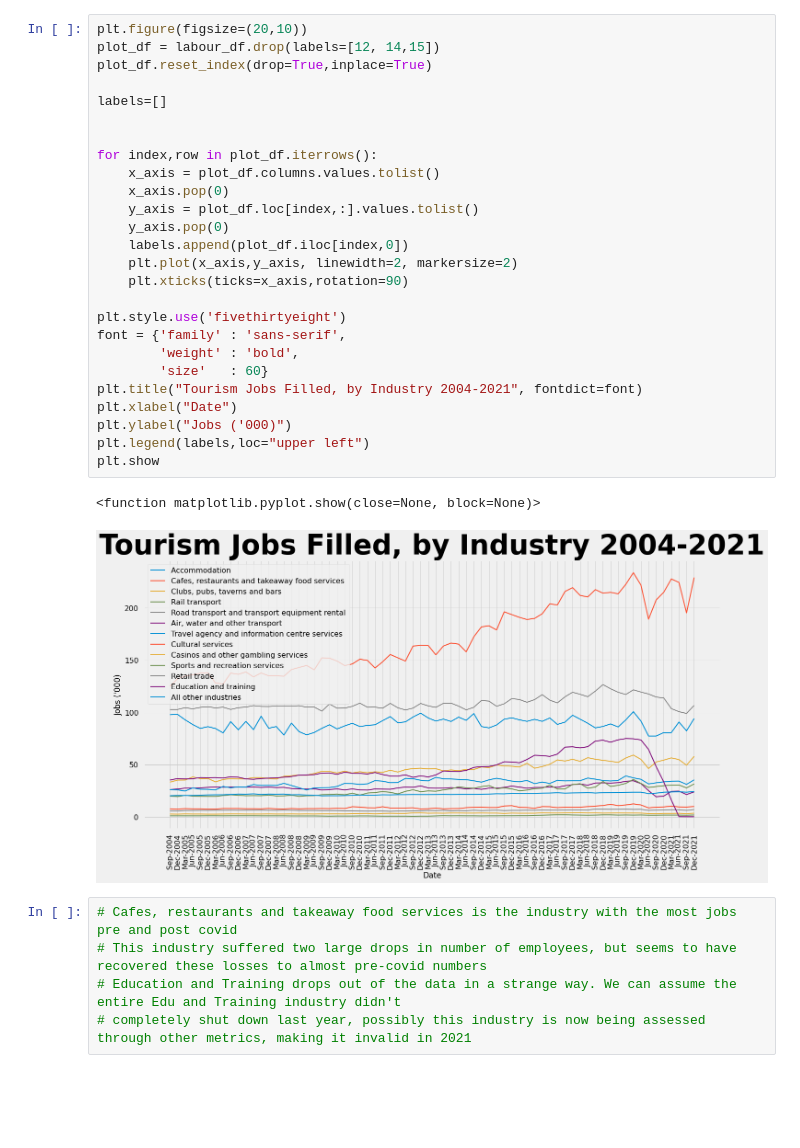
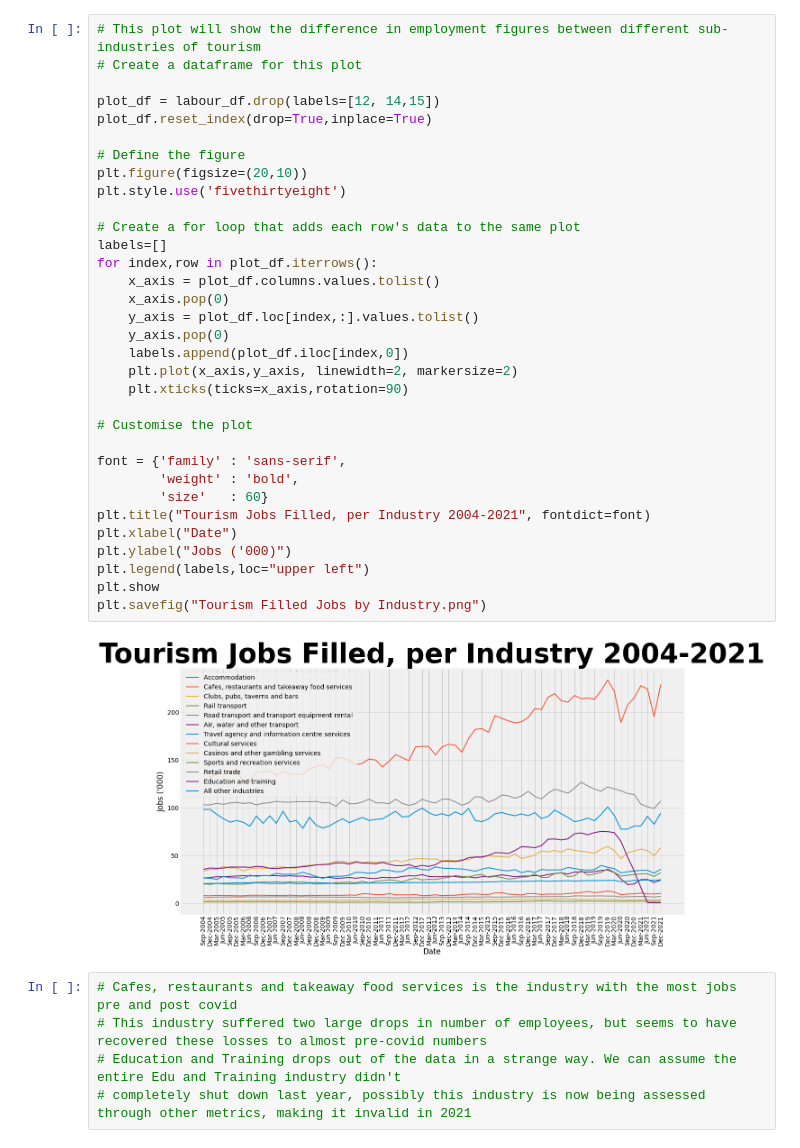
Before and after one commit to JasonDButt/project-1-group-10, a Jupyter notebook: Project-1-Tourism.ipynb, the cells around one changed output. Drawn from its saved outputs; the diff is of its cells as text; blank space fills up the shorter version.

Commit message:
Plots complete

```diff
--- a/Project-1-Tourism.ipynb
+++ b/Project-1-Tourism.ipynb
@@ -32,34 +33,40 @@ labour_df
 | 15 | Total economy-wide filled jobs (c) | 10610.1 | 10738.6 | 10773.2 | 10832.5 | 10943.7 | 11026.7 | 11000.6 | 11036.3 | ... |
 16 rows × 71 columns
 # %%
-plt.figure(figsize=(20,10))
+# This plot will show the difference in employment figures between different sub-industries of tourism
+# Create a dataframe for this plot
+
 plot_df = labour_df.drop(labels=[12, 14,15])
 plot_df.reset_index(drop=True,inplace=True)
 
+# Define the figure
+plt.figure(figsize=(20,10))
+plt.style.use('fivethirtyeight')
+
+# Create a for loop that adds each row's data to the same plot
 labels=[]
-
-
 for index,row in plot_df.iterrows():
     x_axis = plot_df.columns.values.tolist()
     x_axis.pop(0)
     y_axis = plot_df.loc[index,:].values.tolist()
     y_axis.pop(0)
     labels.append(plot_df.iloc[index,0])
     plt.plot(x_axis,y_axis, linewidth=2, markersize=2)
     plt.xticks(ticks=x_axis,rotation=90)
 
-plt.style.use('fivethirtyeight')
+# Customise the plot
+
 font = {'family' : 'sans-serif',
         'weight' : 'bold',
         'size'   : 60}
-plt.title("Tourism Jobs Filled, by Industry 2004-2021", fontdict=font)
+plt.title("Tourism Jobs Filled, per Industry 2004-2021", fontdict=font)
 plt.xlabel("Date")
 plt.ylabel("Jobs ('000)")
 plt.legend(labels,loc="upper left")
 plt.show
+plt.savefig("Tourism Filled Jobs by Industry.png")
 # %% [output]
-<function matplotlib.pyplot.show(close=None, block=None)>
-[figure, old version]
+[figure, new version]
 # %%
 # Cafes, restaurants and takeaway food services is the industry with the most jobs pre and post covid
 # This industry suffered two large drops in number of employees, but seems to have recovered these losses to almost pre-covid numbers
```
Also changed, not shown: parts of 13 cells of this notebook, 9 other files.
